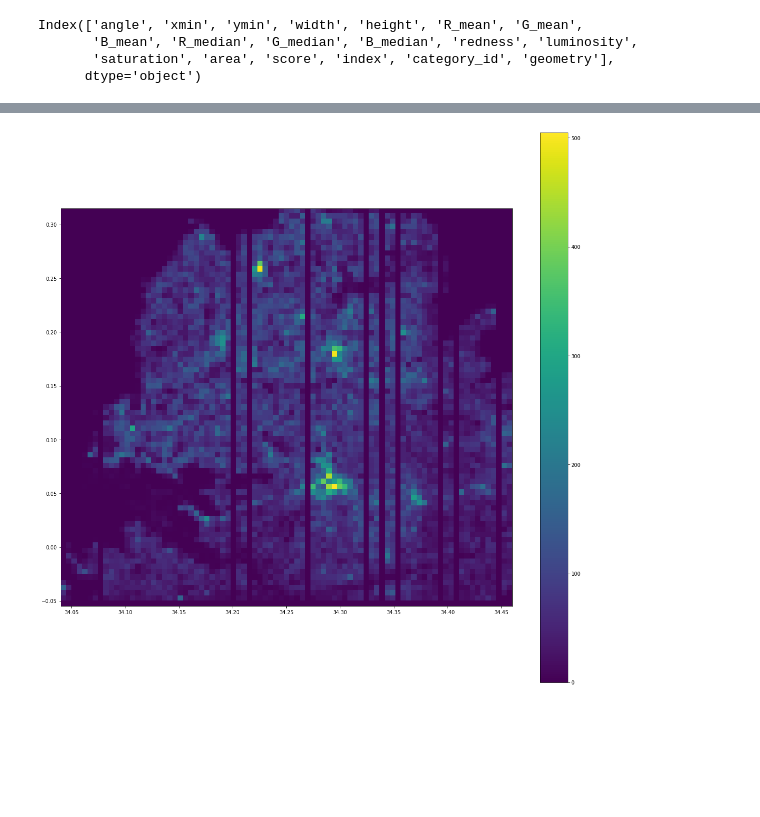
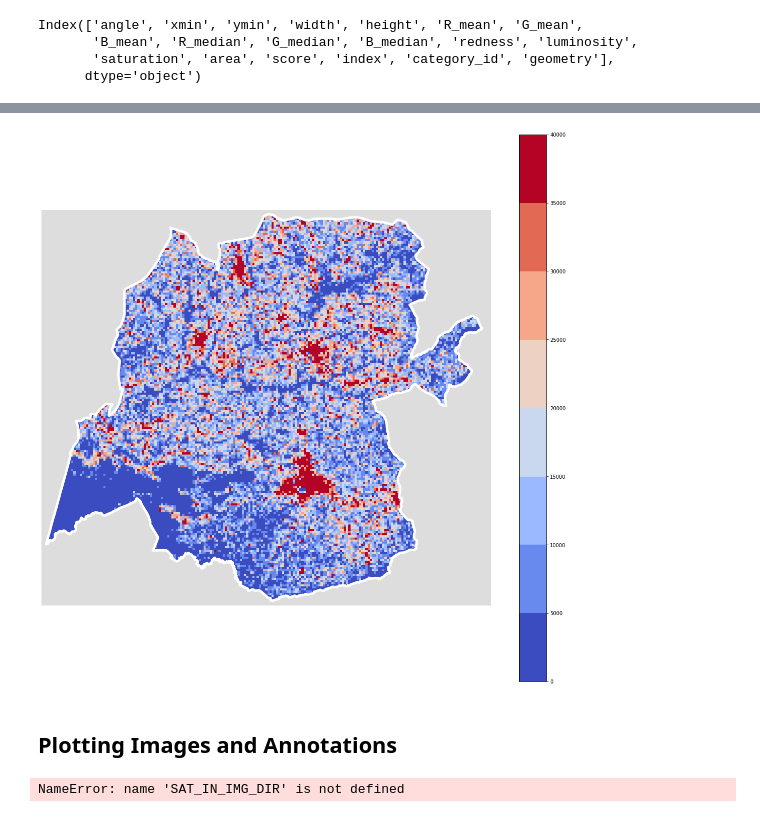
Before and after one commit to luna983/beyond-nightlight, a Jupyter notebook: exp4_step5_PlotOutcome.ipynb, the cells around one changed output, grey strips where cells are left out. Drawn from its saved outputs; the diff is of its cells as text; code cells hidden in the pictures; blank space fills up the shorter version.

```diff
--- a/exp4_step5_PlotOutcome.ipynb
+++ b/exp4_step5_PlotOutcome.ipynb
@@ -87,16 +51,18 @@ df.loc[:, 'centroid_lon'] = df.geometry.centroid.x.values
 df.loc[:, 'centroid_lat'] = df.geometry.centroid.y.values
 
 # snap to grid
-df.loc[:, 'grid_lon'] = np.round((df['centroid_lon'].values - min_lon) / step) * step + min_lon
-df.loc[:, 'grid_lat'] = np.round((df['centroid_lat'].values - min_lat) / step) * step + min_lat
+df.loc[:, 'grid_lon'] = np.round((df['centroid_lon'].values - min_lon) / step).astype(np.int32)
+df.loc[:, 'grid_lat'] = np.round((df['centroid_lat'].values - min_lat) / step).astype(np.int32)
 # %%
 df_group = df.groupby(['grid_lon', 'grid_lat']).agg(
-    count=pd.NamedAgg(column='area', aggfunc='count'),
+    house_count=pd.NamedAgg(column='area', aggfunc='count'),
+    house_area_mean=pd.NamedAgg(column='area', aggfunc='mean'),
+    area_sum=pd.NamedAgg(column='area', aggfunc='sum'),
 )
 
 grid_lon, grid_lat = np.meshgrid(
-    np.linspace(min_lon, max_lon, (max_lon - min_lon) / step + 1),
-    np.linspace(min_lat, max_lat, (max_lat - min_lat) / step + 1))
+    np.arange(0, np.round((max_lon - min_lon) / step).astype(np.int32) + 1),
+    np.arange(0, np.round((max_lat - min_lat) / step).astype(np.int32) + 1))
 grid_shape = grid_lon.shape
 
 df_grid = pd.DataFrame({'grid_lon': grid_lon.flatten(), 'grid_lat': grid_lat.flatten()})
@@ -104,12 +70,22 @@ df_grid = pd.DataFrame({'grid_lon': grid_lon.flatten(), 'grid_lat': grid_lat.fla
 df_grid = pd.merge(df_grid, df_group, how='left', on=['grid_lon', 'grid_lat'])
 
 df_grid.fillna(0, inplace=True)
+# %%
+bound, = gpd.read_file(SAMPLE_SHP_IN_DIR)['geometry']
+outside = shapely.geometry.box(min_lon, min_lat, max_lon, max_lat).difference(bound)
 # %%
-raster = df_grid['count'].values.reshape(grid_shape)[::-1, :]
+raster = df_grid['area_sum'].values.reshape(grid_shape)[::-1, :]
-# %%
-plt.figure(figsize=(20, 20))
-plt.imshow(raster, extent=(min_lon, max_lon, min_lat, max_lat))
-plt.colorbar()
-plt.show()
-# %% [output]
-[figure, removed]
+# %%
+fig, ax = plt.subplots(figsize=(20, 20))
+im = ax.imshow(raster,
+               extent=(min_lon, max_lon, min_lat, max_lat),
+               cmap=cmap, vmax=4e4)
+ax.plot(*bound.exterior.xy, color='white', linewidth=5)
+ax.add_patch(PolygonPatch(outside, facecolor='#dddddd', edgecolor='#dddddd'))
+ax.axis('off')
+fig.colorbar(im)
+fig.savefig(os.path.join(OUT_DIR, 'building_footprint.pdf'))
+# %% [output]
+[figure, added]
+# %% [markdown]
+## Plotting Images and Annotations
@@ -115,0 +119,9 @@ plt.show()
+# %%
+# link all inference data
+r = Resampler.from_bounds(
+    img_dir=SAT_IN_IMG_DIR,
+    ann_dir=SAT_IN_ANN_DIR,
+    indices=df['index'].values.tolist(),
+    bounds=df[['lon_min', 'lat_min', 'lon_max', 'lat_max']].values.tolist())
+# %% [output]
+NameError: name 'SAT_IN_IMG_DIR' is not defined
```
Also changed, not shown: parts of 16 cells of this notebook, 11 other files.
